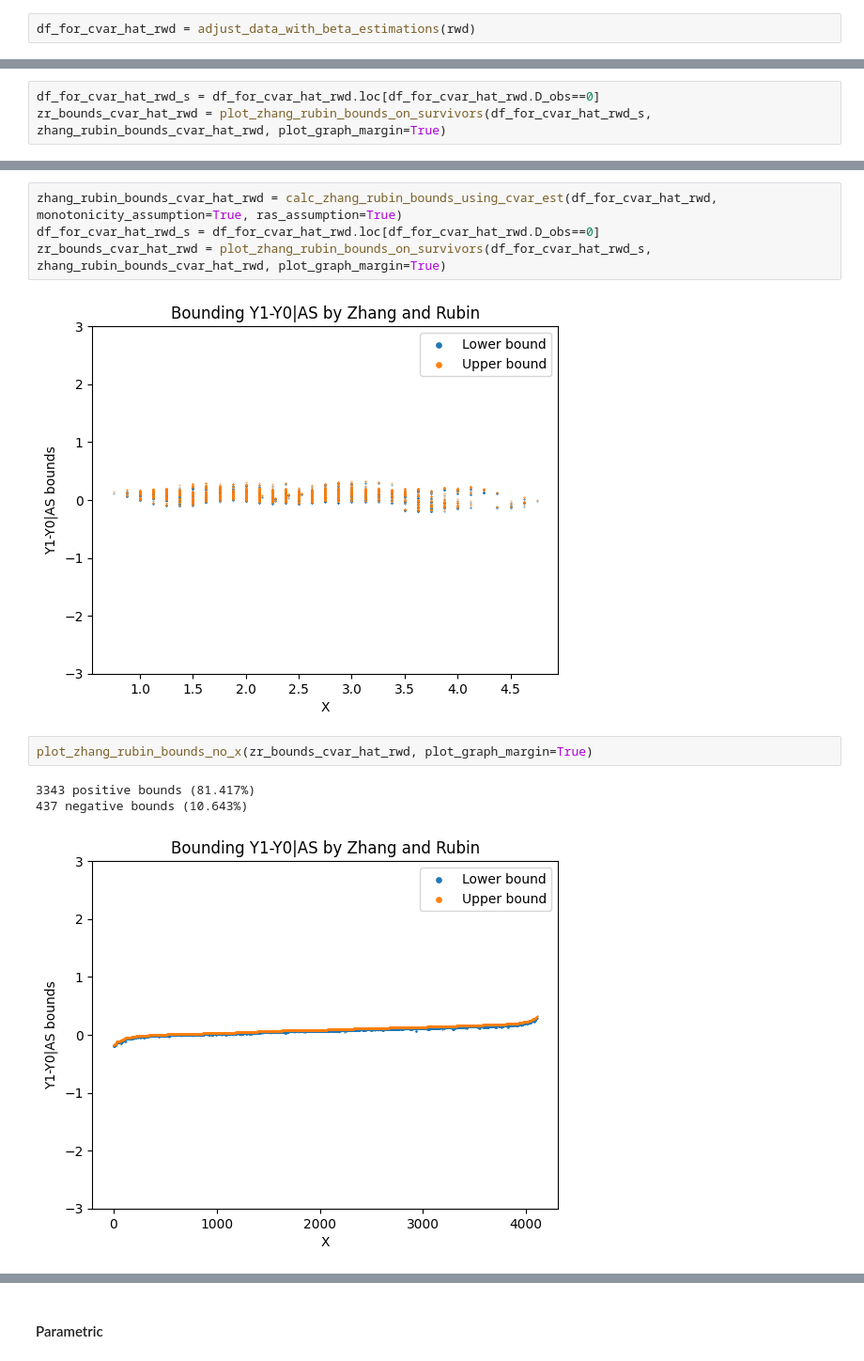
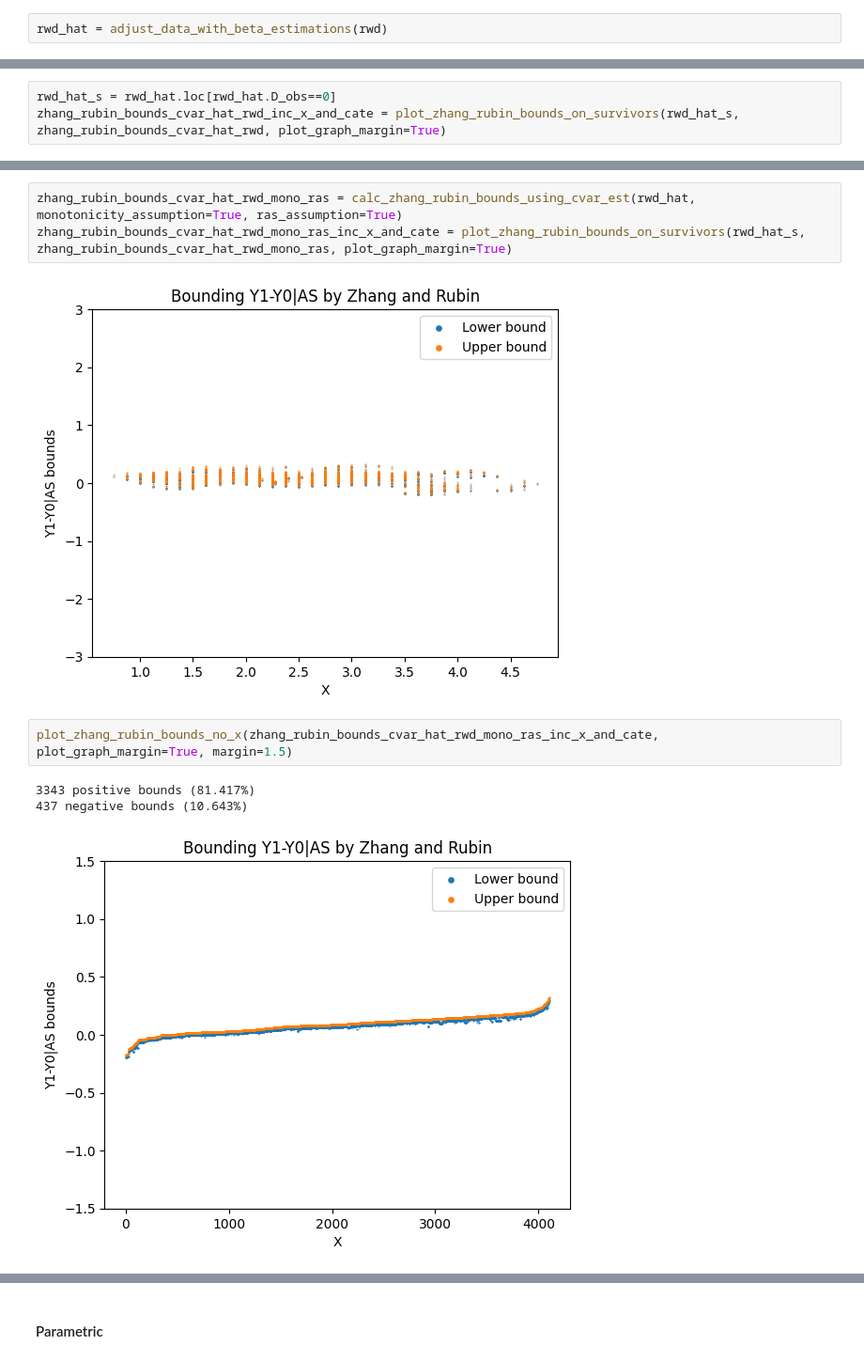
Before and after one commit to HadarRosenwald/competing_risks_simulation, a Jupyter notebook: competing_risks_simulation.ipynb, the cells around one changed output, grey strips where cells are left out. Shown at 94% size. Cells and saved outputs as stored; diff of their text form.

```diff
--- a/competing_risks_simulation.ipynb
+++ b/competing_risks_simulation.ipynb
@@ -109,7 +109,7 @@ zr_bounds_cvar_hat = plot_zhang_rubin_bounds_on_survivors(sample_for_y_dist_s, z
 # %% [markdown]
 ###### RWD
 # %%
-df_for_cvar_hat_rwd = adjust_data_with_beta_estimations(rwd)
+rwd_hat = adjust_data_with_beta_estimations(rwd)
 # %% [output]
 beta_d_hat: [0.34, -0.14, 0.37, -0.14, -0.16, -0.14, -0.34, -0.0, -0.02, 0.0]
 # %%
@@ -119,6 +117,6 @@ zhang_rubin_bounds_cvar_hat_rwd = calc_zhang_rubin_bounds_using_cvar_est(df_for_
 # %%
-df_for_cvar_hat_rwd_s = df_for_cvar_hat_rwd.loc[df_for_cvar_hat_rwd.D_obs==0]
-zr_bounds_cvar_hat_rwd = plot_zhang_rubin_bounds_on_survivors(df_for_cvar_hat_rwd_s, zhang_rubin_bounds_cvar_hat_rwd, plot_graph_margin=True)
+rwd_hat_s = rwd_hat.loc[rwd_hat.D_obs==0]
+zhang_rubin_bounds_cvar_hat_rwd_inc_x_and_cate = plot_zhang_rubin_bounds_on_survivors(rwd_hat_s, zhang_rubin_bounds_cvar_hat_rwd, plot_graph_margin=True)
 # %% [output]
 [figure]
 # %%
@@ -167,12 +167,11 @@ plot_zhang_rubin_bounds_no_x(zr_bounds_cvar_hat_rwd, plot_graph_margin=True)
 # %%
-zhang_rubin_bounds_cvar_hat_rwd = calc_zhang_rubin_bounds_using_cvar_est(df_for_cvar_hat_rwd, monotonicity_assumption=True, ras_assumption=True)
-df_for_cvar_hat_rwd_s = df_for_cvar_hat_rwd.loc[df_for_cvar_hat_rwd.D_obs==0]
-zr_bounds_cvar_hat_rwd = plot_zhang_rubin_bounds_on_survivors(df_for_cvar_hat_rwd_s, zhang_rubin_bounds_cvar_hat_rwd, plot_graph_margin=True)
+zhang_rubin_bounds_cvar_hat_rwd_mono_ras = calc_zhang_rubin_bounds_using_cvar_est(rwd_hat, monotonicity_assumption=True, ras_assumption=True)
+zhang_rubin_bounds_cvar_hat_rwd_mono_ras_inc_x_and_cate = plot_zhang_rubin_bounds_on_survivors(rwd_hat_s, zhang_rubin_bounds_cvar_hat_rwd_mono_ras, plot_graph_margin=True)
 # %% [output]
 [figure]
 # %%
-plot_zhang_rubin_bounds_no_x(zr_bounds_cvar_hat_rwd, plot_graph_margin=True)
+plot_zhang_rubin_bounds_no_x(zhang_rubin_bounds_cvar_hat_rwd_mono_ras_inc_x_and_cate, plot_graph_margin=True, margin=1.5)
 # %% [output]
 3343 positive bounds (81.417%)
 437 negative bounds (10.643%)
-[figure, old version]
+[figure, new version]
```
Also changed, not shown: parts of 25 cells of this notebook, 1 other file.
